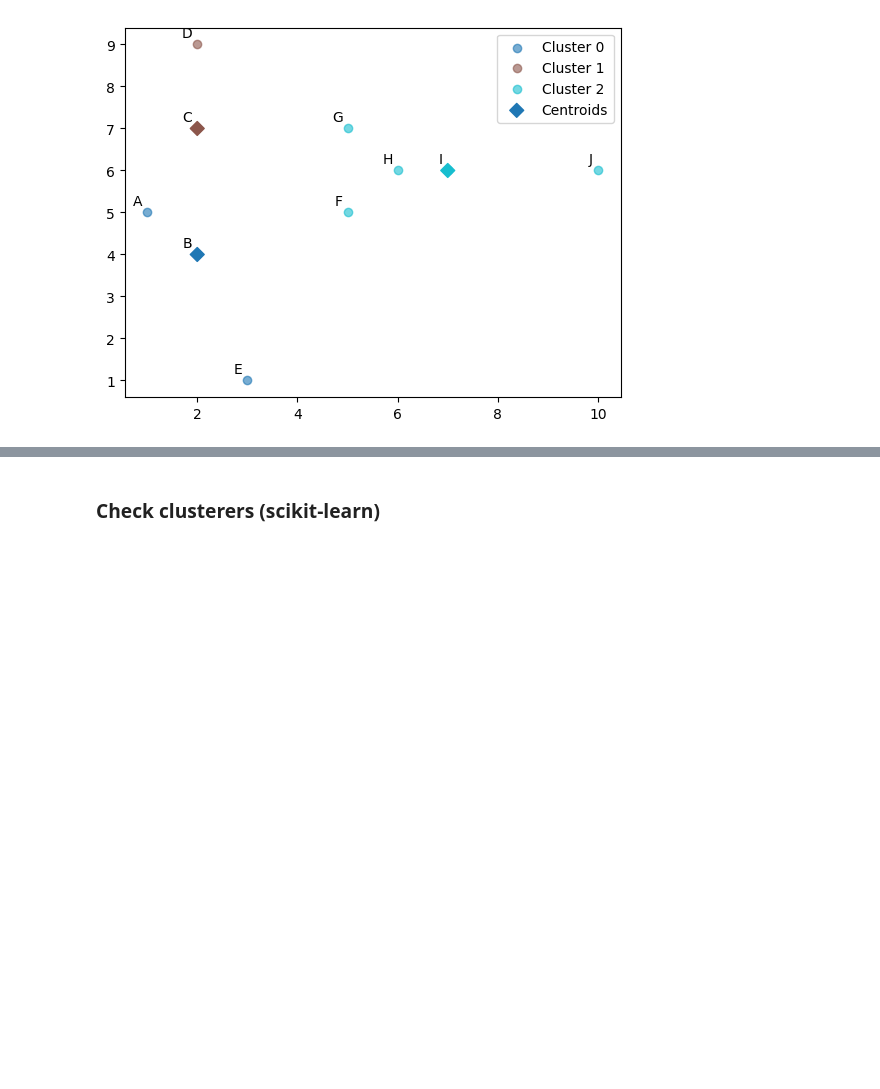
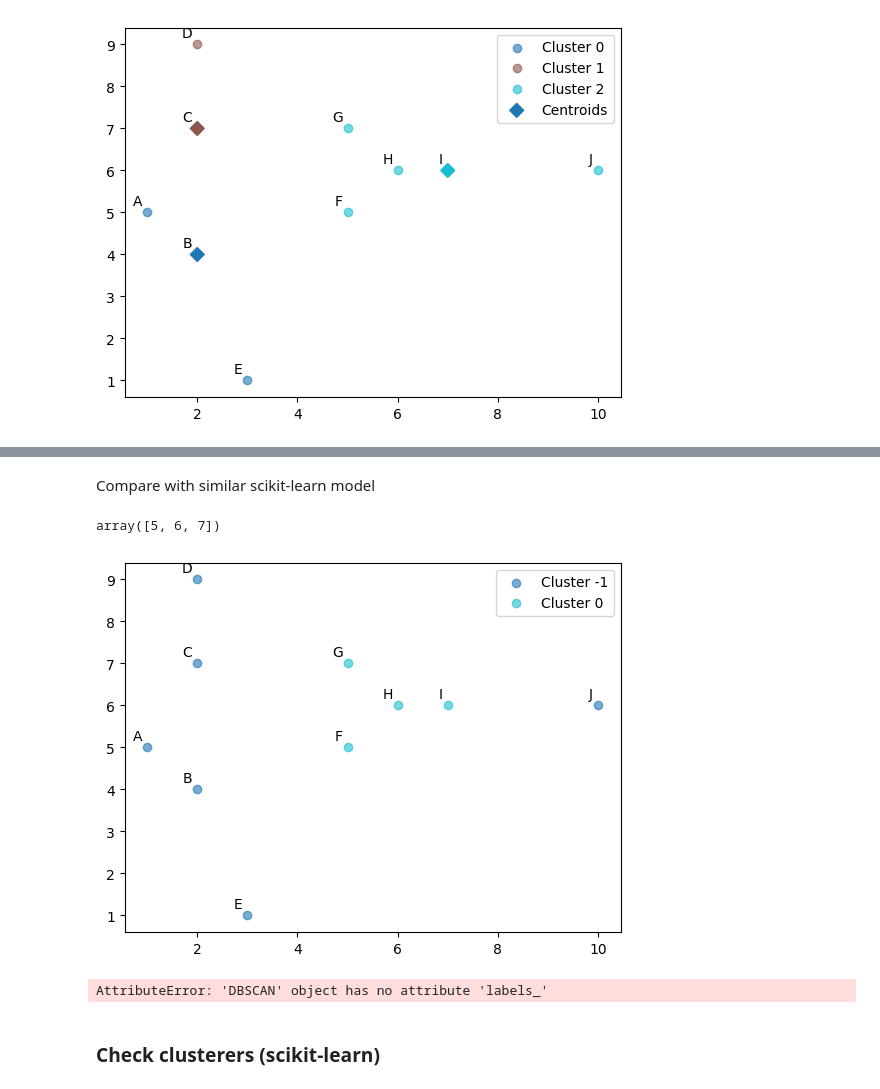
Before and after one commit to Artem259/univ5.2_DM, a Jupyter notebook: lab2/part2/main.ipynb, the cells around one changed output, grey strips where cells are left out. Cells and saved outputs as stored; diff of their text form; code cells hidden in the pictures; blank space fills up the shorter version.

```diff
--- a/lab2/part2/main.ipynb
+++ b/lab2/part2/main.ipynb
@@ -122,0 +126,9 @@ service.plot_clusters(
+# %%
+eps = 2
+min_samples = 3
+# %%
+clusterer = DBSCAN(
+    eps=eps,
+    min_samples=min_samples,
+)
+clusterer.fit(X);
@@ -123,3 +143,27 @@ service.plot_clusters(
+# %% [markdown]
+Compare with similar scikit-learn model
+# %%
+sk_clusterer = sklearn.cluster.DBSCAN(
+    eps=eps,
+    min_samples=min_samples,
+)
+sk_clusterer.fit(X);
+# %%
+sk_clusterer.core_sample_indices_
+# %% [output]
+array([5, 6, 7])
+# %%
+service.plot_clusters(
+    X,
+    labels=labels,
+    cluster_labels=sk_clusterer.labels_,
+)
+# %% [output]
+[figure, added]
+# %%
+adjusted_rand_score(clusterer.labels_, sk_clusterer.labels_)
+# %% [output]
+AttributeError: 'DBSCAN' object has no attribute 'labels_'
 # %% [markdown]
 ### Check clusterers (scikit-learn)
 # %%
```
Also changed, not shown: parts of 6 cells of this notebook.
